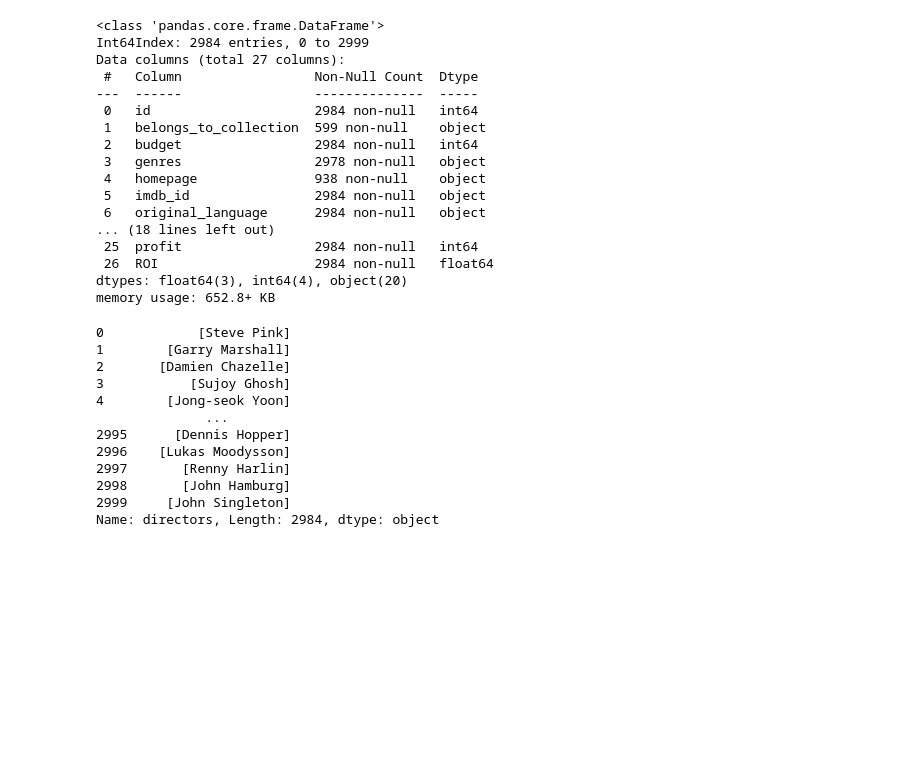
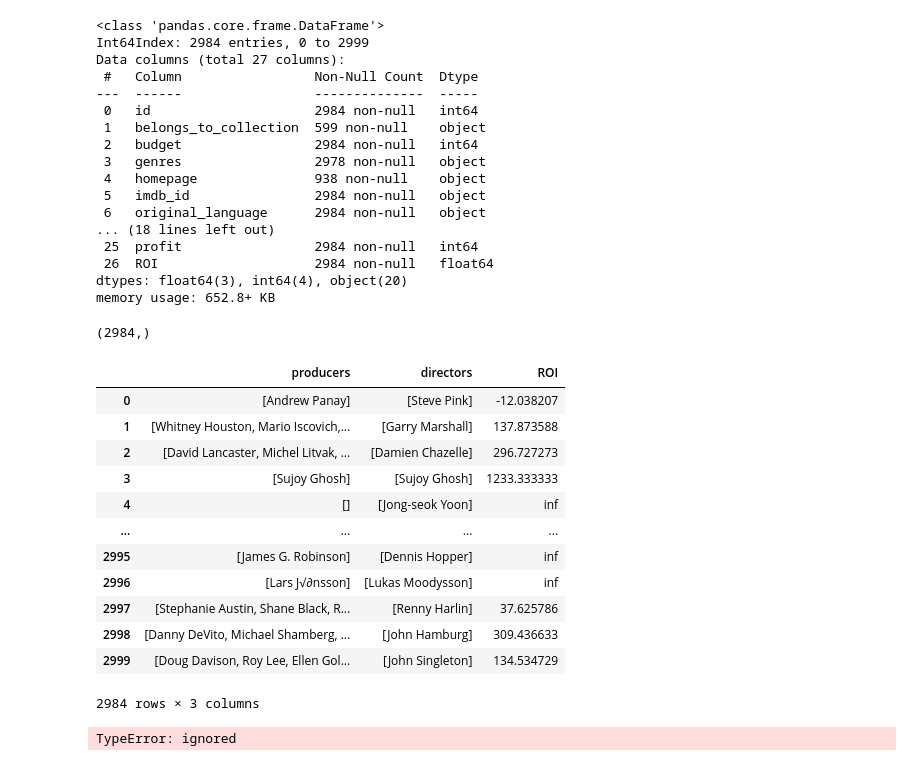
Before and after one commit to Shrez7961/Practice, a Jupyter notebook: Guided_Project_EDA_on_IMDB_Dataset.ipynb, the cells around one changed output. Drawn from its saved outputs; the diff is of its cells as text; code cells hidden in the pictures; blank space fills up the shorter version.

```diff
--- a/Guided_Project_EDA_on_IMDB_Dataset.ipynb
+++ b/Guided_Project_EDA_on_IMDB_Dataset.ipynb
@@ -432,7 +432,7 @@ df1['crew'].shape
 (2978,)
 # %%
 #Creating a function which returns the listr of producers and directors for each movie
-def get_producers_and_directors(crew_list):
+def get_producers_and_directors(row):
   try:
     #Initialize two lists for producers and directors
     producer_list=[]
@@ -541,18 +541,30 @@ Data columns (total 27 columns):
  26  ROI                    2984 non-null   float64
 dtypes: float64(3), int64(4), object(20)
 memory usage: 652.8+ KB
-# %%
-df1['directors']
-# %% [output]
-0            [Steve Pink]
-1        [Garry Marshall]
-2       [Damien Chazelle]
-3           [Sujoy Ghosh]
-4        [Jong-seok Yoon]
-              ...
-2995      [Dennis Hopper]
-2996    [Lukas Moodysson]
-2997       [Renny Harlin]
-2998       [John Hamburg]
-2999     [John Singleton]
-Name: directors, Length: 2984, dtype: object
+# %%
+df1['ROI'].shape
+# %% [output]
+(2984,)
+# %%
+columns_req=['producers','directors','ROI']
+# %%
+df2 =  pd.DataFrame((df1[columns_req]))
+df2
+# %% [output]
+|  | producers | directors | ROI |
+| 0 | [Andrew Panay] | [Steve Pink] | -12.038207 |
+| 1 | [Whitney Houston, Mario Iscovich,... | [Garry Marshall] | 137.873588 |
+| 2 | [David Lancaster, Michel Litvak, ... | [Damien Chazelle] | 296.727273 |
+| 3 | [Sujoy Ghosh] | [Sujoy Ghosh] | 1233.333333 |
+| 4 | [] | [Jong-seok Yoon] | inf |
+| ... | ... | ... | ... |
+| 2995 | [James G. Robinson] | [Dennis Hopper] | inf |
+| 2996 | [Lars J√∂nsson] | [Lukas Moodysson] | inf |
+| 2997 | [Stephanie Austin, Shane Black, R... | [Renny Harlin] | 37.625786 |
+| 2998 | [Danny DeVito, Michael Shamberg, ... | [John Hamburg] | 309.436633 |
+| 2999 | [Doug Davison, Roy Lee, Ellen Gol... | [John Singleton] | 134.534729 |
+2984 rows × 3 columns
+# %%
+df2.groupby(['producers']).mean()
+# %% [output]
+TypeError: ignored
```
